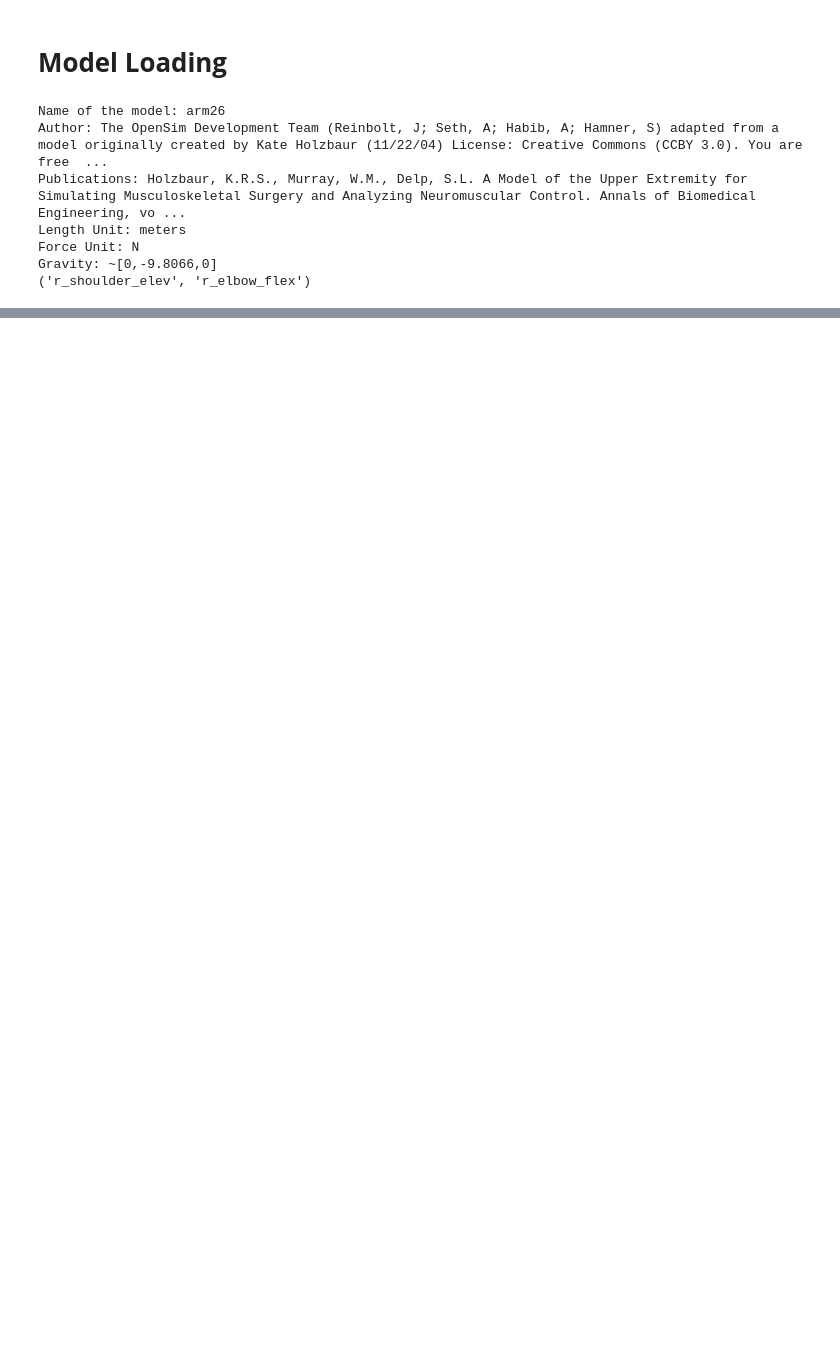
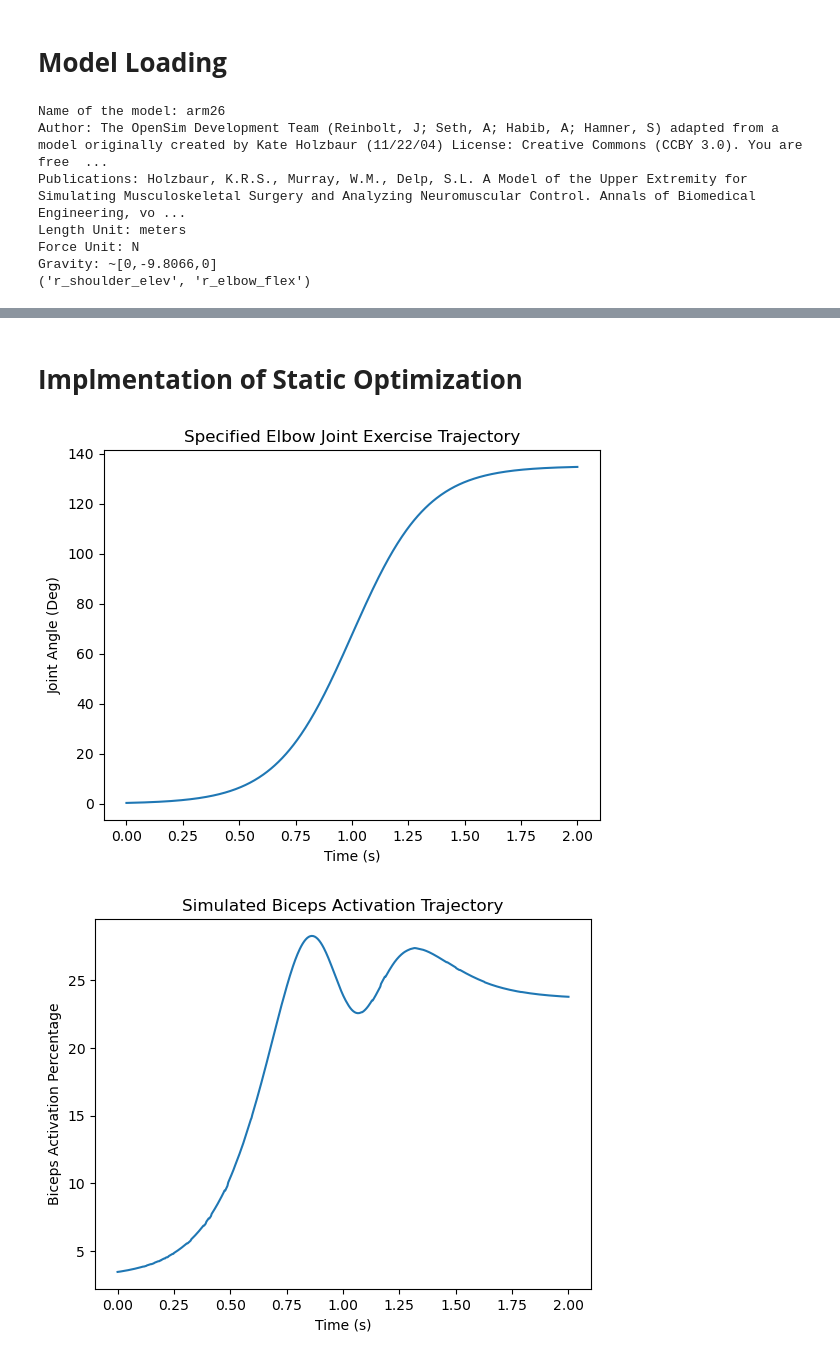
Before and after one commit to aaronjohnsabu1999/flexiforce, a Jupyter notebook: OpenSIMbinding.ipynb, the cells around one changed output, grey strips where cells are left out. Cells and saved outputs as stored; diff of their text form; code cells hidden in the pictures; blank space fills up the shorter version.

Commit message:
Successful Static Optimization
Implemented Static Optimization with no external force, now need to specify external loads

```diff
--- a/OpenSIMbinding.ipynb
+++ b/OpenSIMbinding.ipynb
@@ -156,0 +49,29 @@ RuntimeError: std::exception in 'bool OpenSim::AnalyzeTool::run()': Object: Coul
+# %% [markdown]
+# **Implmentation of Static Optimization**
+# %%
+step_per_second = 300
+curl_time = 2
+bicep = Bicep_Curl(curl_time = curl_time, sps = step_per_second)
+
+# Run Simulation Under zero external force
+activation = []
+for i in range(int(curl_time*step_per_second)):
+    activation.append(bicep.step_simulation(i, 0.0))
+# %%
+#Plotting
+t, elbow_traj = bicep._traj()
+plt.plot(t, np.rad2deg(elbow_traj))
+plt.xlabel("Time (s)")
+plt.ylabel("Joint Angle (Deg)")
+plt.title("Specified Elbow Joint Exercise Trajectory")
+plt.show()
+
+activation = np.asarray(activation)*100
+plt.plot(t, activation)
+plt.xlabel("Time (s)")
+plt.ylabel("Biceps Activation Percentage")
+plt.title("Simulated Biceps Activation Trajectory")
+plt.show()
+# %% [output]
+[figure, added]
+[figure, added]
```
Also changed, not shown: parts of 3 cells of this notebook, 8 other files.
